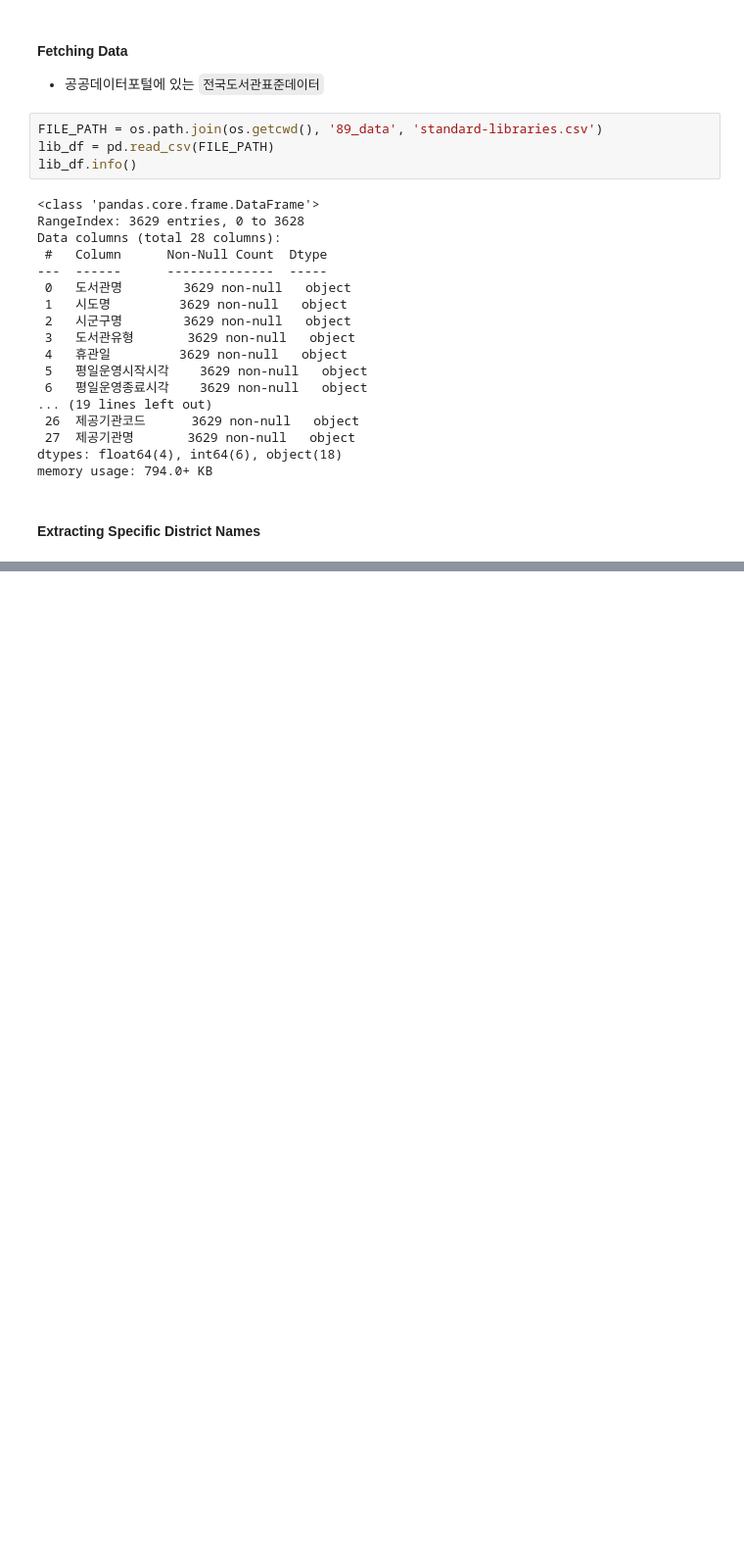
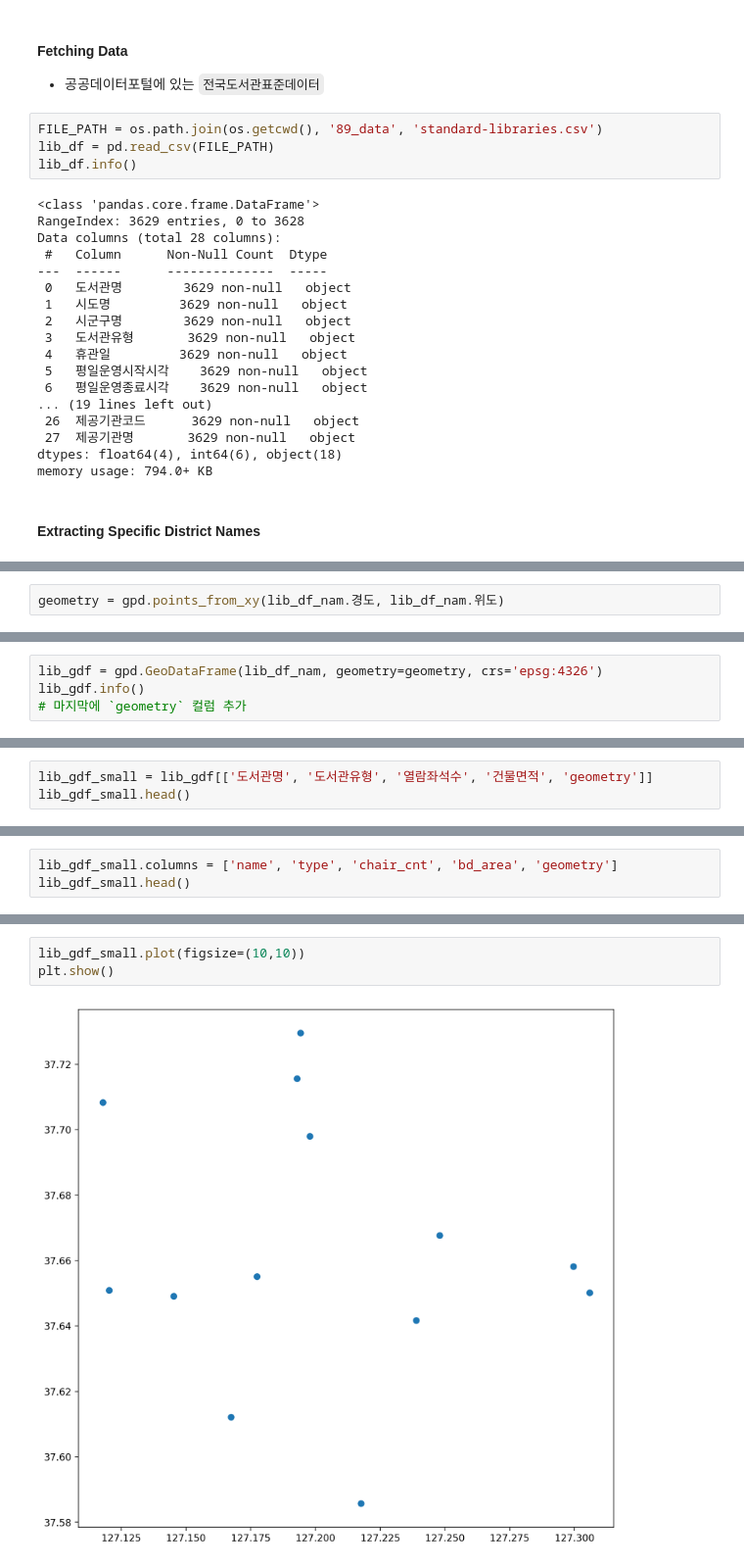
Before and after one commit to freemancho1/ai-projects, a Jupyter notebook: 60-GEOAI-GEOAIP39/16_change_csv_geometry.ipynb, the cells around one changed output, grey strips where cells are left out. Shown at 98% size. Saved outputs shown, nothing was run; the diff lists cells and outputs as text; blank space fills up the shorter version.

```diff
--- a/60-GEOAI-GEOAIP39/16_change_csv_geometry.ipynb
+++ b/60-GEOAI-GEOAIP39/16_change_csv_geometry.ipynb
@@ -43,0 +81,2 @@ DISTRICT_NAME = '고흥군'
+# %%
+geometry = gpd.points_from_xy(lib_df_nam.경도, lib_df_nam.위도)
@@ -43,0 +93,4 @@ DISTRICT_NAME = '고흥군'
+# %%
+lib_gdf = gpd.GeoDataFrame(lib_df_nam, geometry=geometry, crs='epsg:4326')
+lib_gdf.info()
+# 마지막에 `geometry` 컬럼 추가
@@ -43,0 +115,3 @@ DISTRICT_NAME = '고흥군'
+# %%
+lib_gdf_small = lib_gdf[['도서관명', '도서관유형', '열람좌석수', '건물면적', 'geometry']]
+lib_gdf_small.head()
@@ -43,0 +125,3 @@ DISTRICT_NAME = '고흥군'
+# %%
+lib_gdf_small.columns = ['name', 'type', 'chair_cnt', 'bd_area', 'geometry']
+lib_gdf_small.head()
@@ -43,0 +135,5 @@ DISTRICT_NAME = '고흥군'
+# %%
+lib_gdf_small.plot(figsize=(10,10))
+plt.show()
+# %% [output]
+[figure, added]
```
Also changed, not shown: parts of 9 cells of this notebook.
